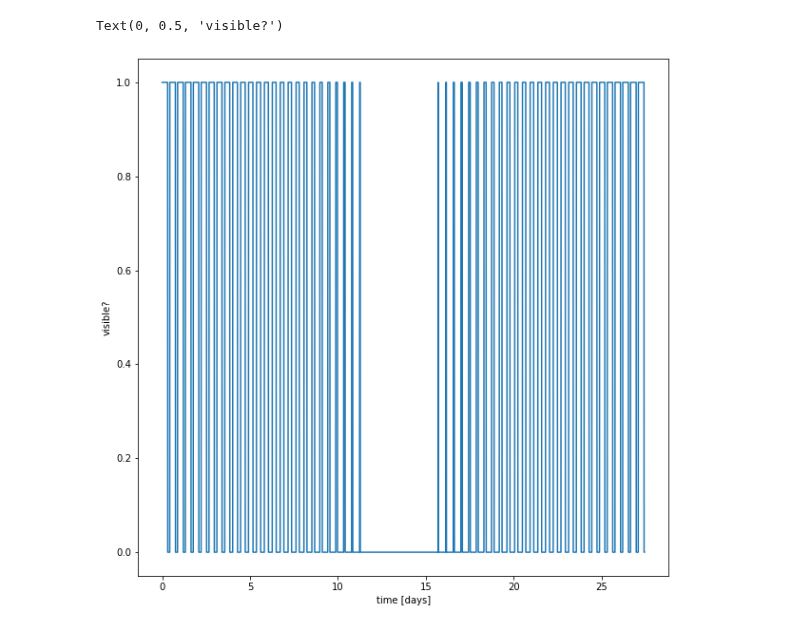
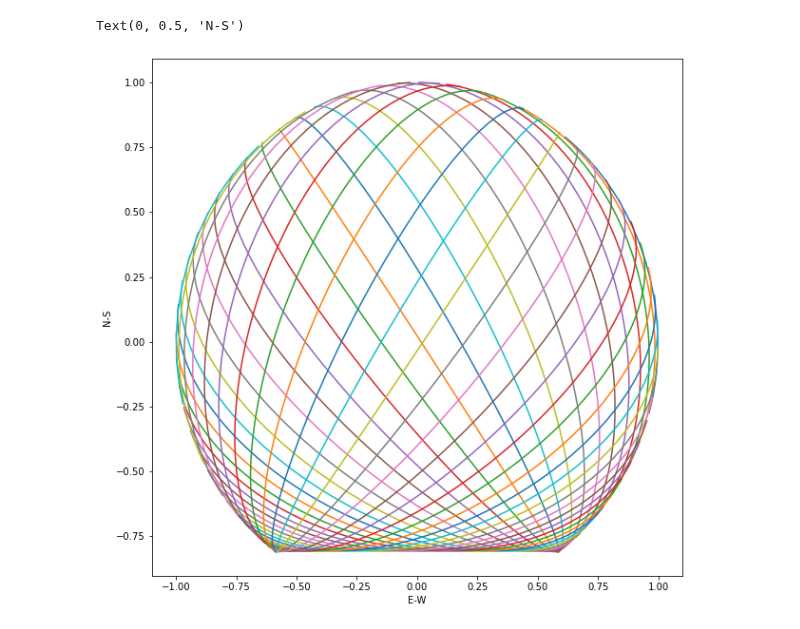
Before and after one commit to lusee-night/luseepy, a Jupyter notebook: notebooks/satellite.ipynb, the cells around one changed output. Cells and saved outputs as stored; diff of their text form; code cells hidden in the pictures.

Commit message:
satellite functionality there

```diff
--- a/notebooks/satellite.ipynb
+++ b/notebooks/satellite.ipynb
@@ -7,7 +7,7 @@ import matplotlib.pyplot as plt
 # %%
 obs = lusee.LObservation(deltaT_sec=60)
 S  = lusee.LSatellite()
-print (S.period)
+obsat = lusee.ObservedSatellite (obs,S)
 # %% [output]
 WARNING: ErfaWarning: ERFA function "utctai" yielded 1 of "dubious year (Note 3)" [astropy._erfa.core]
 WARNING: ErfaWarning: ERFA function "taiutc" yielded 1 of "dubious year (Note 4)" [astropy._erfa.core]
@@ -77,9 +24,8 @@ for s,e in passes:
 # %%
 plt.figure(figsize=(10,10))
-x=np.arange(len(visible))/(24*60)
-plt.plot(x,visible)
-plt.xlabel('time [days]')
-plt.ylabel('visible?')
+obsat.plot_tracks(plt)
+plt.xlabel("E-W")
+plt.ylabel("N-S")
 # %% [output]
-Text(0, 0.5, 'visible?')
+Text(0, 0.5, 'N-S')
-[figure, old version]
+[figure, new version]
```
Also changed, not shown: parts of 9 cells of this notebook, 5 other files.
